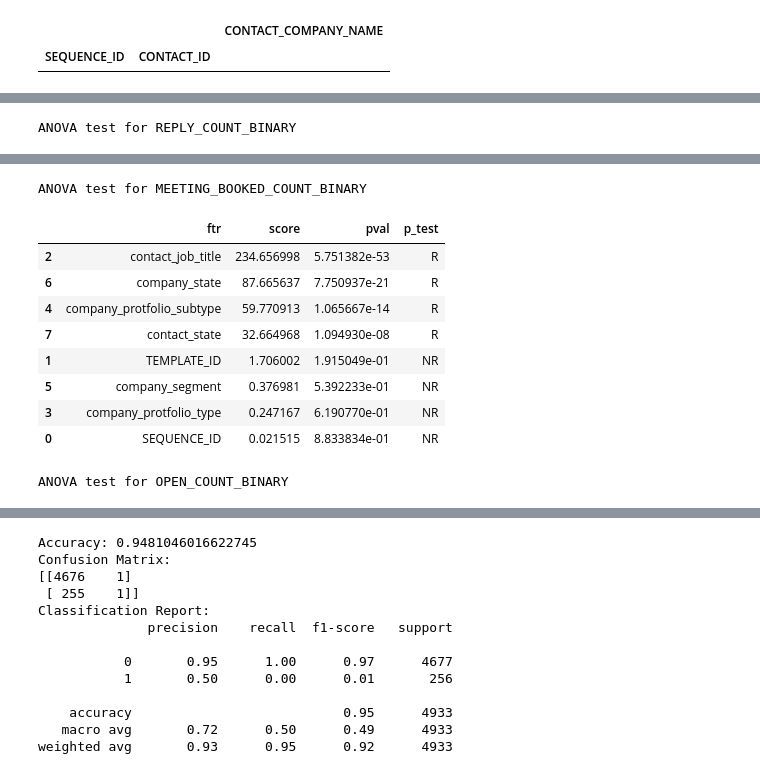
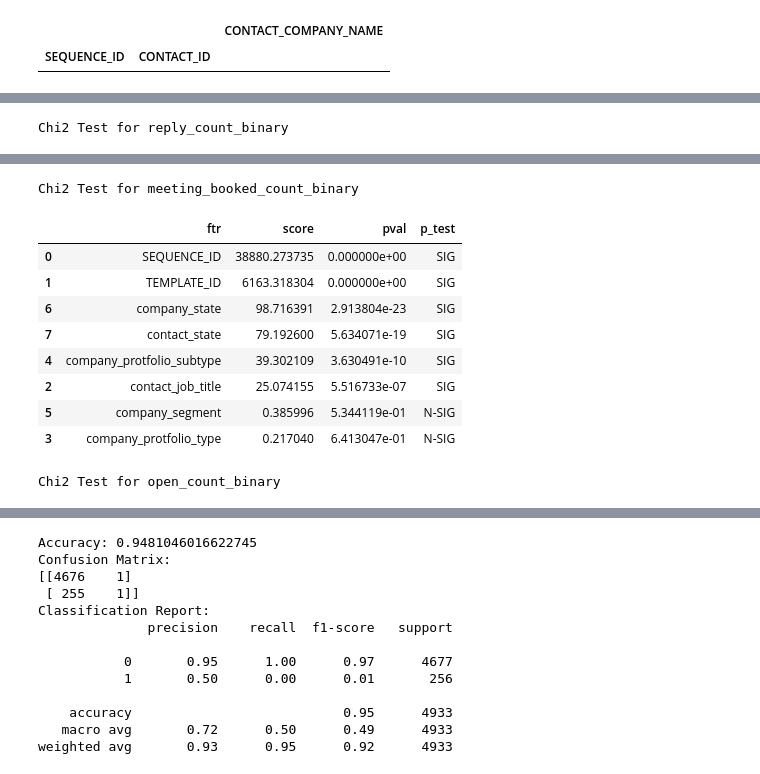
Before and after one commit to xiangpingflex/flex2-prospector-AI, a Jupyter notebook: experiments/notebooks/sequence_exp.ipynb, the cells around one changed output, grey strips where cells are left out. Saved outputs shown, nothing was run; the diff lists cells and outputs as text; code cells hidden in the pictures.

Commit message:
correlation check

```diff
--- a/experiments/notebooks/sequence_exp.ipynb
+++ b/experiments/notebooks/sequence_exp.ipynb
@@ -38,3 +18,6 @@ df_sequence_20230101.shape
+# %%
+# read from csv
+df_sequence_20230101 = pd.read_csv('../data/sequence_20230101.csv', sep='|')
 # %%
 # test if the contact and company is 1 to 1
 seq_contact_company_df = df_sequence_20230101.groupby(by=['SEQUENCE_ID', 'CONTACT_ID'])[
@@ -207,5 +127,0 @@ def ANOVA_cat_num_test(df, cat_cols, target_col):
-# %%
-target_cols = ['reply_count_binary', 'meeting_booked_count_binary', 'open_count_binary']
-for target_col in target_cols:
-    print(f'ANOVA test for {target_col.upper()}')
-    ANOVA_cat_num_test(seq_contact_company_df, cat_cols, target_col)
@@ -245,13 +227,36 @@ template_seq_contact_company_df
 # %%
-template_seq_contact_company_df['reply_count_binary'] = template_seq_contact_company_df['reply_count'].apply(lambda x: 1 if x > 0 else 0)
-template_seq_contact_company_df['open_count_binary'] = template_seq_contact_company_df['open_count'].apply(lambda x: 1 if x > 0 else 0)
-template_seq_contact_company_df['meeting_booked_count_binary'] = template_seq_contact_company_df['meeting_booked_count'].apply(lambda x: 1 if x > 0 else 0)
+template_seq_contact_company_df['reply_count_binary'] = template_seq_contact_company_df['reply_count'].apply(
+    lambda x: 1 if x > 0 else 0)
+template_seq_contact_company_df['open_count_binary'] = template_seq_contact_company_df['open_count'].apply(
+    lambda x: 1 if x > 0 else 0)
+template_seq_contact_company_df['meeting_booked_count_binary'] = template_seq_contact_company_df[
+    'meeting_booked_count'].apply(lambda x: 1 if x > 0 else 0)
+template_seq_contact_company_df['company_founded_years'] = datetime.datetime.now().year - \
+                                                           template_seq_contact_company_df[
+                                                               'company_founded_year']
 # %%
-cat_cols = ['SEQUENCE_ID','TEMPLATE_ID', 'contact_job_title', 'company_protfolio_type', 'company_protfolio_subtype', 'company_segment', 'company_state', 'contact_state']
-target_cols = ['reply_count_binary', 'meeting_booked_count_binary', 'open_count_binary']
-for target_col in target_cols:
-    print(f'ANOVA test for {target_col.upper()}')
-    ANOVA_cat_num_test(template_seq_contact_company_df, cat_cols, target_col)
+cat_cols = ['SEQUENCE_ID',
+            'TEMPLATE_ID',
+            'contact_job_title',
+            'company_protfolio_type',
+            'company_protfolio_subtype',
+            'company_segment',
+            'company_state',
+            'contact_state',
+
+            ]
+num_cols = ['company_annual_revenue',
+            'company_units',
+            'company_founded_years']
+
+chi2_result_template = chi2_test_encode(template_seq_contact_company_df, cat_cols, target_cols)
+for index, target_col in enumerate(target_cols):
+    print(f'Chi2 Test for {target_col}')
+    display(chi2_result_template[index])
+
+# numerical variables
+correlation_matrix = template_seq_contact_company_df[num_cols + target_cols].corr()
+display(correlation_matrix)
 # %% [output]
-ANOVA test for REPLY_COUNT_BINARY
+Chi2 Test for reply_count_binary
 |  | ftr | score | pval | p_test |
@@ -266,12 +271,12 @@ ANOVA test for REPLY_COUNT_BINARY
-ANOVA test for MEETING_BOOKED_COUNT_BINARY
+Chi2 Test for meeting_booked_count_binary
 |  | ftr | score | pval | p_test |
-| 2 | contact_job_title | 234.656998 | 5.751382e-53 | R |
-| 6 | company_state | 87.665637 | 7.750937e-21 | R |
-| 4 | company_protfolio_subtype | 59.770913 | 1.065667e-14 | R |
-| 7 | contact_state | 32.664968 | 1.094930e-08 | R |
-| 1 | TEMPLATE_ID | 1.706002 | 1.915049e-01 | NR |
-| 5 | company_segment | 0.376981 | 5.392233e-01 | NR |
-| 3 | company_protfolio_type | 0.247167 | 6.190770e-01 | NR |
-| 0 | SEQUENCE_ID | 0.021515 | 8.833834e-01 | NR |
+| 0 | SEQUENCE_ID | 38880.273735 | 0.000000e+00 | SIG |
+| 1 | TEMPLATE_ID | 6163.318304 | 0.000000e+00 | SIG |
+| 6 | company_state | 98.716391 | 2.913804e-23 | SIG |
+| 7 | contact_state | 79.192600 | 5.634071e-19 | SIG |
+| 4 | company_protfolio_subtype | 39.302109 | 3.630491e-10 | SIG |
+| 2 | contact_job_title | 25.074155 | 5.516733e-07 | SIG |
+| 5 | company_segment | 0.385996 | 5.344119e-01 | N-SIG |
+| 3 | company_protfolio_type | 0.217040 | 6.413047e-01 | N-SIG |
-ANOVA test for OPEN_COUNT_BINARY
+Chi2 Test for open_count_binary
 |  | ftr | score | pval | p_test |
```
Also changed, not shown: parts of 34 cells of this notebook, 7 other files.
